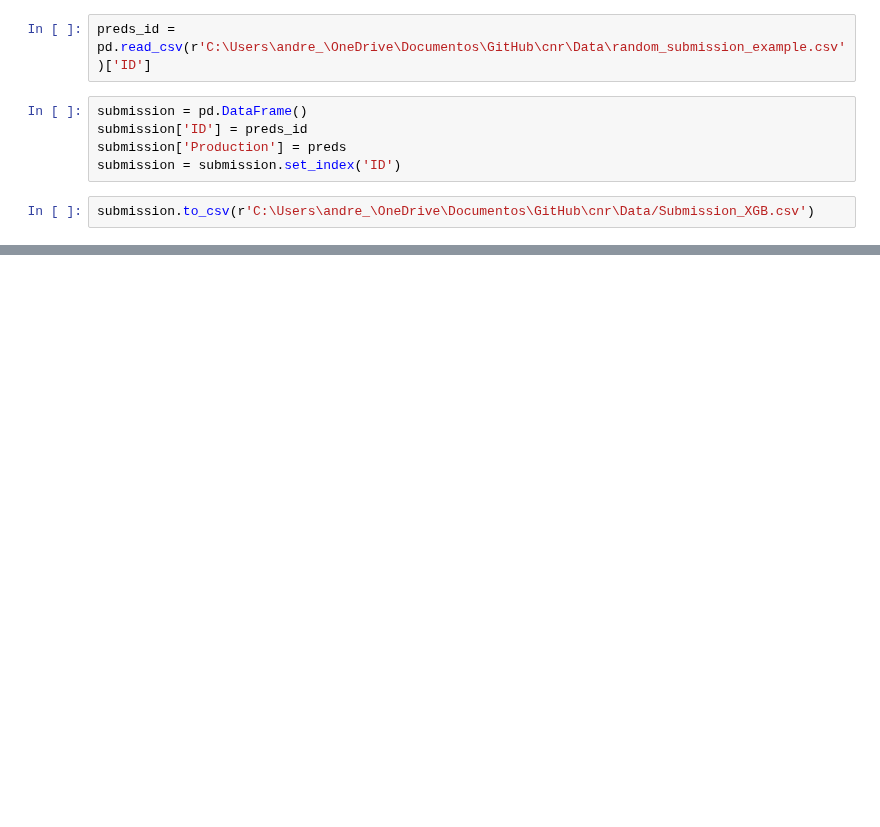
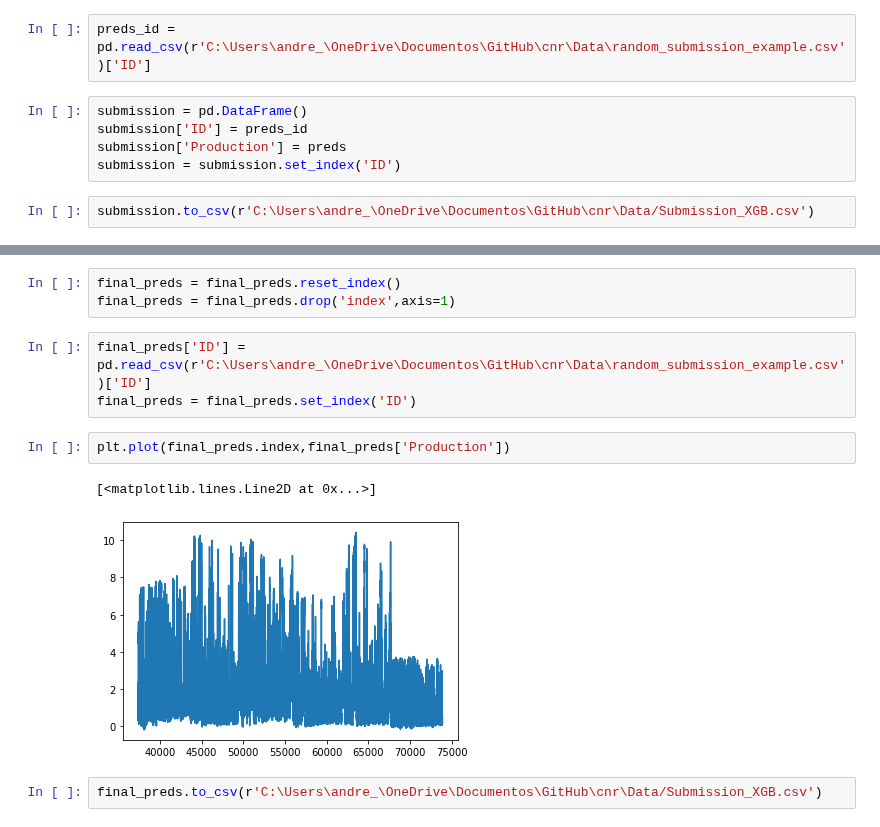
Before and after one commit to andre-la-machado/cnr, a Jupyter notebook: modelling_xgboost.ipynb, the cells around one changed output, grey strips where cells are left out. Drawn from its saved outputs; the diff is of its cells as text; blank space fills up the shorter version.

```diff
--- a/modelling_xgboost.ipynb
+++ b/modelling_xgboost.ipynb
@@ -355,0 +315,13 @@ submission
+# %%
+final_preds = final_preds.reset_index()
+final_preds = final_preds.drop('index',axis=1)
+# %%
+final_preds['ID'] = pd.read_csv(r'C:\Users\andre_\OneDrive\Documentos\GitHub\cnr\Data\random_submission_example.csv')['ID']
+final_preds = final_preds.set_index('ID')
+# %%
+plt.plot(final_preds.index,final_preds['Production'])
+# %% [output]
+[<matplotlib.lines.Line2D at 0x...>]
+[figure, added]
+# %%
+final_preds.to_csv(r'C:\Users\andre_\OneDrive\Documentos\GitHub\cnr\Data/Submission_XGB.csv')
```
Also changed, not shown: parts of 13 cells of this notebook, 3 other files.
